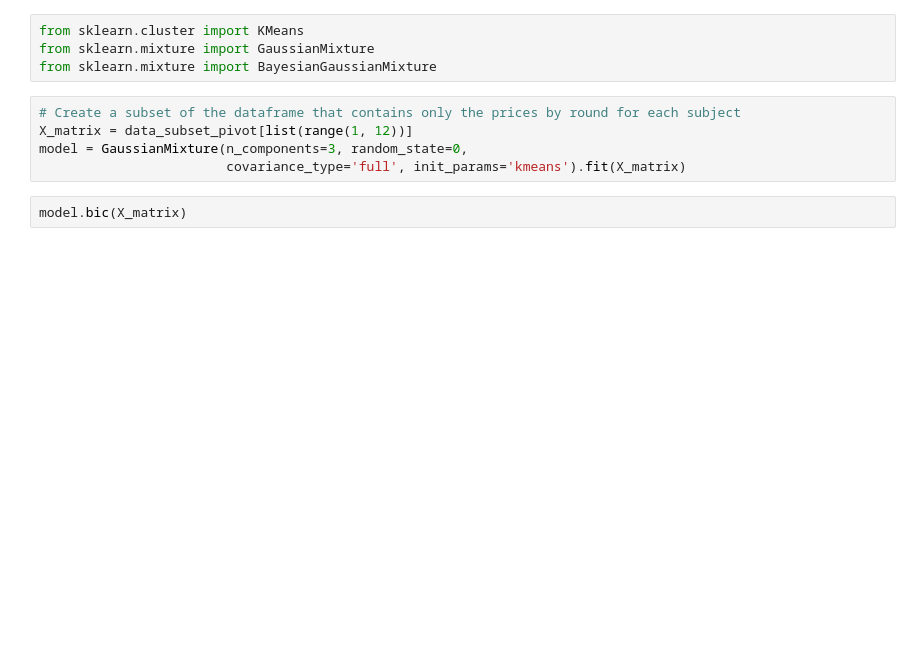
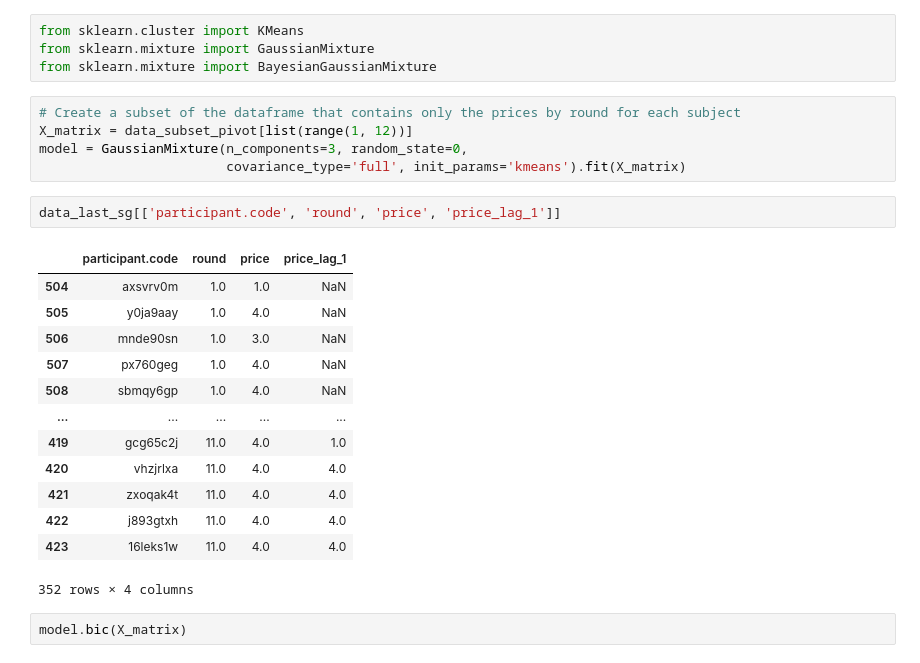
Before and after one commit to ToFeWe/q-learning-replication-code, a Jupyter notebook: src/sandbox/Type clustering.ipynb, the cells around one changed output. Saved outputs shown, nothing was run; the diff lists cells and outputs as text; blank space fills up the shorter version.

```diff
--- a/src/sandbox/Type clustering.ipynb
+++ b/src/sandbox/Type clustering.ipynb
@@ -51,6 +49,22 @@ from sklearn.mixture import BayesianGaussianMixture
 X_matrix = data_subset_pivot[list(range(1, 12))]
 model = GaussianMixture(n_components=3, random_state=0,
                         covariance_type='full', init_params='kmeans').fit(X_matrix)
+# %%
+data_last_sg[['participant.code', 'round', 'price', 'price_lag_1']]
+# %% [output]
+|  | participant.code | round | price | price_lag_1 |
+| 504 | axsvrv0m | 1.0 | 1.0 | NaN |
+| 505 | y0ja9aay | 1.0 | 4.0 | NaN |
+| 506 | mnde90sn | 1.0 | 3.0 | NaN |
+| 507 | px760geg | 1.0 | 4.0 | NaN |
+| 508 | sbmqy6gp | 1.0 | 4.0 | NaN |
+| ... | ... | ... | ... | ... |
+| 419 | gcg65c2j | 11.0 | 4.0 | 1.0 |
+| 420 | vhzjrlxa | 11.0 | 4.0 | 4.0 |
+| 421 | zxoqak4t | 11.0 | 4.0 | 4.0 |
+| 422 | j893gtxh | 11.0 | 4.0 | 4.0 |
+| 423 | 16leks1w | 11.0 | 4.0 | 4.0 |
+352 rows × 4 columns
 # %%
 model.bic(X_matrix)
 # %% [output]
```
Also changed, not shown: parts of 2 cells of this notebook, 7 other files.
